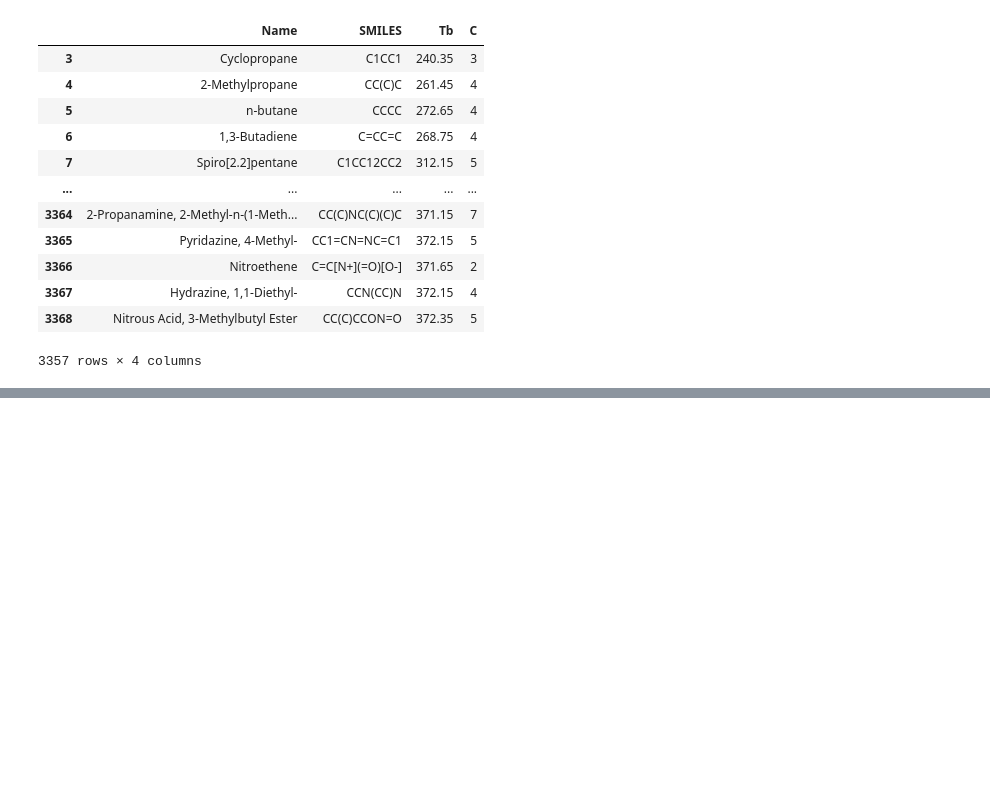
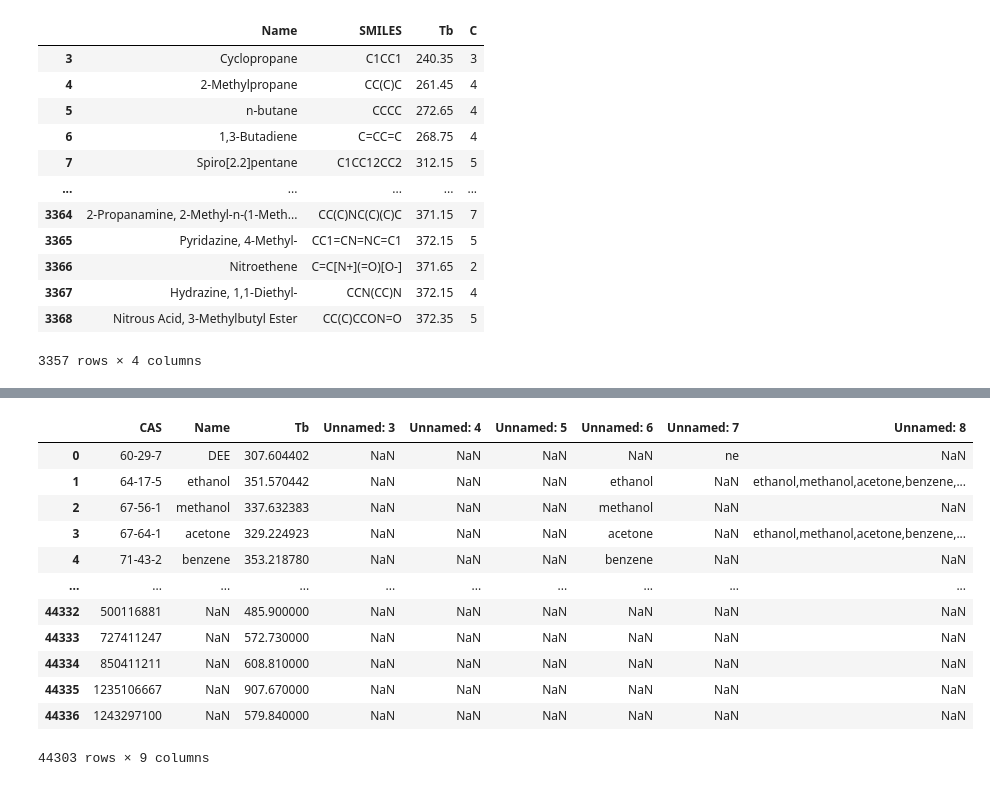
Before and after one commit to Sawahiko/SMILE_to_Feature, a Jupyter notebook: Github_DB_Chemical.ipynb, the cells around one changed output, grey strips where cells are left out. Cells and saved outputs as stored; diff of their text form; code cells hidden in the pictures; blank space fills up the shorter version.

```diff
--- a/Github_DB_Chemical.ipynb
+++ b/Github_DB_Chemical.ipynb
@@ -303,0 +308,16 @@ sns.boxplot(x=df['Tb'])
+# %%
+df2
+# %% [output]
+|  | CAS | Name | Tb | Unnamed: 3 | Unnamed: 4 | Unnamed: 5 | Unnamed: 6 | Unnamed: 7 | Unnamed: 8 |
+| 0 | 60-29-7 | DEE | 307.604402 | NaN | NaN | NaN | NaN | ne | NaN |
+| 1 | 64-17-5 | ethanol | 351.570442 | NaN | NaN | NaN | ethanol | NaN | ethanol,methanol,acetone,benzene,... |
+| 2 | 67-56-1 | methanol | 337.632383 | NaN | NaN | NaN | methanol | NaN | NaN |
+| 3 | 67-64-1 | acetone | 329.224923 | NaN | NaN | NaN | acetone | NaN | ethanol,methanol,acetone,benzene,... |
+| 4 | 71-43-2 | benzene | 353.218780 | NaN | NaN | NaN | benzene | NaN | NaN |
+| ... | ... | ... | ... | ... | ... | ... | ... | ... | ... |
+| 44332 | 500116881 | NaN | 485.900000 | NaN | NaN | NaN | NaN | NaN | NaN |
+| 44333 | 727411247 | NaN | 572.730000 | NaN | NaN | NaN | NaN | NaN | NaN |
+| 44334 | 850411211 | NaN | 608.810000 | NaN | NaN | NaN | NaN | NaN | NaN |
+| 44335 | 1235106667 | NaN | 907.670000 | NaN | NaN | NaN | NaN | NaN | NaN |
+| 44336 | 1243297100 | NaN | 579.840000 | NaN | NaN | NaN | NaN | NaN | NaN |
+44303 rows × 9 columns
```
Also changed, not shown: parts of 3 cells of this notebook.
